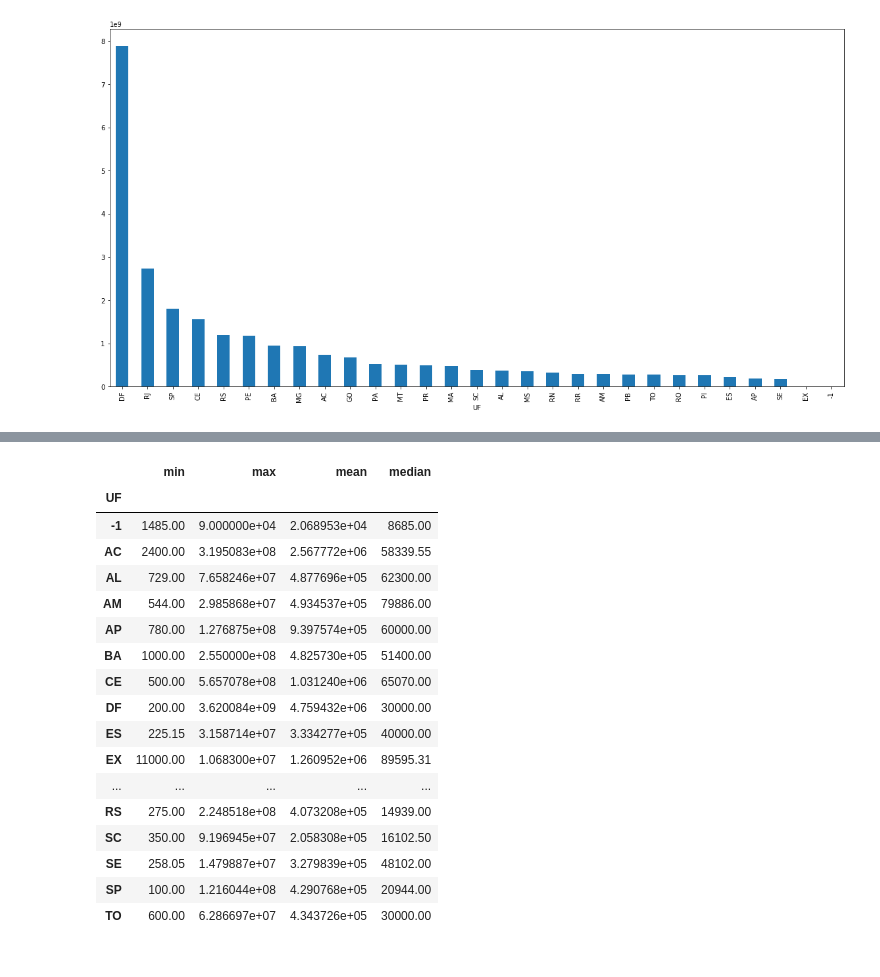
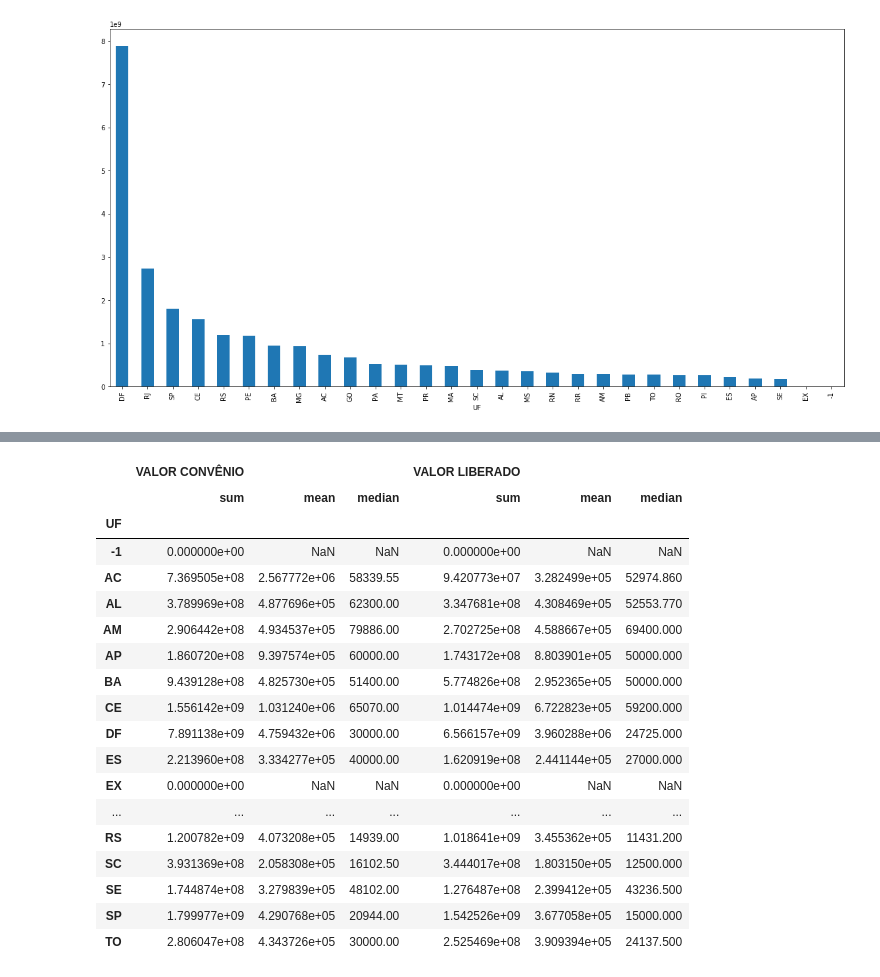
Before and after one commit to viviannemedeiros/dataScience, a Jupyter notebook: convenios.ipynb, the cells around one changed output, grey strips where cells are left out. Drawn from its saved outputs; the diff is of its cells as text; code cells hidden in the pictures.

```diff
--- a/convenios.ipynb
+++ b/convenios.ipynb
@@ -264,3 +264,6 @@ print((convenios['VALOR CONVÊNIO'] == 0).sum())
 convenios = convenios.drop(['TIPO INSTRUMENTO'], axis=1)
 # Também decidiu-se remover as instâncias inválidas cujo VALOR CONVÊNIO = 0
 convenios = convenios[(convenios['VALOR CONVÊNIO'] > 0)]
+# Por fim, removeu-se as instâncias com UF inválidas
+convenios = convenios.loc[(convenios['UF'] != "-1")]
+convenios = convenios.loc[(convenios['UF'] != "EX")]
@@ -421,0 +460,4 @@ convenios.groupby(['UF'])['VALOR CONVÊNIO'].sum().sort_values(ascending=False).
+# %%
+# Comparando o percentual de valores dos convênios já liberados para verificar se é proporcional entre os estados brasileiros
+convenios['PERCENTUAL LIBERADO'] = (convenios['VALOR LIBERADO']/convenios['VALOR CONVÊNIO'])
+convenios.groupby(['UF'])['PERCENTUAL LIBERADO'].mean().sort_values(ascending=False).plot.bar(figsize=(20,10))
@@ -444,21 +518,22 @@ convenios.groupby(['TIPO ENTE CONVENENTE'])['VALOR CONVÊNIO'].sum().sort_values
 # %%
-convenios.groupby(['UF']).agg(['min', 'max', 'mean','median'])['VALOR CONVÊNIO']
+convenios.groupby(['UF'])['VALOR CONVÊNIO','VALOR LIBERADO'].agg(['sum', 'mean','median'])
 # %% [output]
-|  | min | max | mean | median |
-| UF |  |  |  |  |
-| -1 | 1485.00 | 9.000000e+04 | 2.068953e+04 | 8685.00 |
-| AC | 2400.00 | 3.195083e+08 | 2.567772e+06 | 58339.55 |
-| AL | 729.00 | 7.658246e+07 | 4.877696e+05 | 62300.00 |
-| AM | 544.00 | 2.985868e+07 | 4.934537e+05 | 79886.00 |
-| AP | 780.00 | 1.276875e+08 | 9.397574e+05 | 60000.00 |
-| BA | 1000.00 | 2.550000e+08 | 4.825730e+05 | 51400.00 |
-| CE | 500.00 | 5.657078e+08 | 1.031240e+06 | 65070.00 |
-| DF | 200.00 | 3.620084e+09 | 4.759432e+06 | 30000.00 |
-| ES | 225.15 | 3.158714e+07 | 3.334277e+05 | 40000.00 |
-| EX | 11000.00 | 1.068300e+07 | 1.260952e+06 | 89595.31 |
-| ... | ... | ... | ... | ... |
-| RS | 275.00 | 2.248518e+08 | 4.073208e+05 | 14939.00 |
-| SC | 350.00 | 9.196945e+07 | 2.058308e+05 | 16102.50 |
-| SE | 258.05 | 1.479887e+07 | 3.279839e+05 | 48102.00 |
-| SP | 100.00 | 1.216044e+08 | 4.290768e+05 | 20944.00 |
-| TO | 600.00 | 6.286697e+07 | 4.343726e+05 | 30000.00 |
+|  | VALOR CONVÊNIO |  |  | VALOR LIBERADO |  |  |
+|  | sum | mean | median | sum | mean | median |
+| UF |  |  |  |  |  |  |
+| -1 | 0.000000e+00 | NaN | NaN | 0.000000e+00 | NaN | NaN |
+| AC | 7.369505e+08 | 2.567772e+06 | 58339.55 | 9.420773e+07 | 3.282499e+05 | 52974.860 |
+| AL | 3.789969e+08 | 4.877696e+05 | 62300.00 | 3.347681e+08 | 4.308469e+05 | 52553.770 |
+| AM | 2.906442e+08 | 4.934537e+05 | 79886.00 | 2.702725e+08 | 4.588667e+05 | 69400.000 |
+| AP | 1.860720e+08 | 9.397574e+05 | 60000.00 | 1.743172e+08 | 8.803901e+05 | 50000.000 |
+| BA | 9.439128e+08 | 4.825730e+05 | 51400.00 | 5.774826e+08 | 2.952365e+05 | 50000.000 |
+| CE | 1.556142e+09 | 1.031240e+06 | 65070.00 | 1.014474e+09 | 6.722823e+05 | 59200.000 |
+| DF | 7.891138e+09 | 4.759432e+06 | 30000.00 | 6.566157e+09 | 3.960288e+06 | 24725.000 |
+| ES | 2.213960e+08 | 3.334277e+05 | 40000.00 | 1.620919e+08 | 2.441144e+05 | 27000.000 |
+| EX | 0.000000e+00 | NaN | NaN | 0.000000e+00 | NaN | NaN |
+| ... | ... | ... | ... | ... | ... | ... |
+| RS | 1.200782e+09 | 4.073208e+05 | 14939.00 | 1.018641e+09 | 3.455362e+05 | 11431.200 |
+| SC | 3.931369e+08 | 2.058308e+05 | 16102.50 | 3.444017e+08 | 1.803150e+05 | 12500.000 |
+| SE | 1.744874e+08 | 3.279839e+05 | 48102.00 | 1.276487e+08 | 2.399412e+05 | 43236.500 |
+| SP | 1.799977e+09 | 4.290768e+05 | 20944.00 | 1.542526e+09 | 3.677058e+05 | 15000.000 |
+| TO | 2.806047e+08 | 4.343726e+05 | 30000.00 | 2.525469e+08 | 3.909394e+05 | 24137.500 |
```
Also changed, not shown: parts of 28 cells of this notebook.
